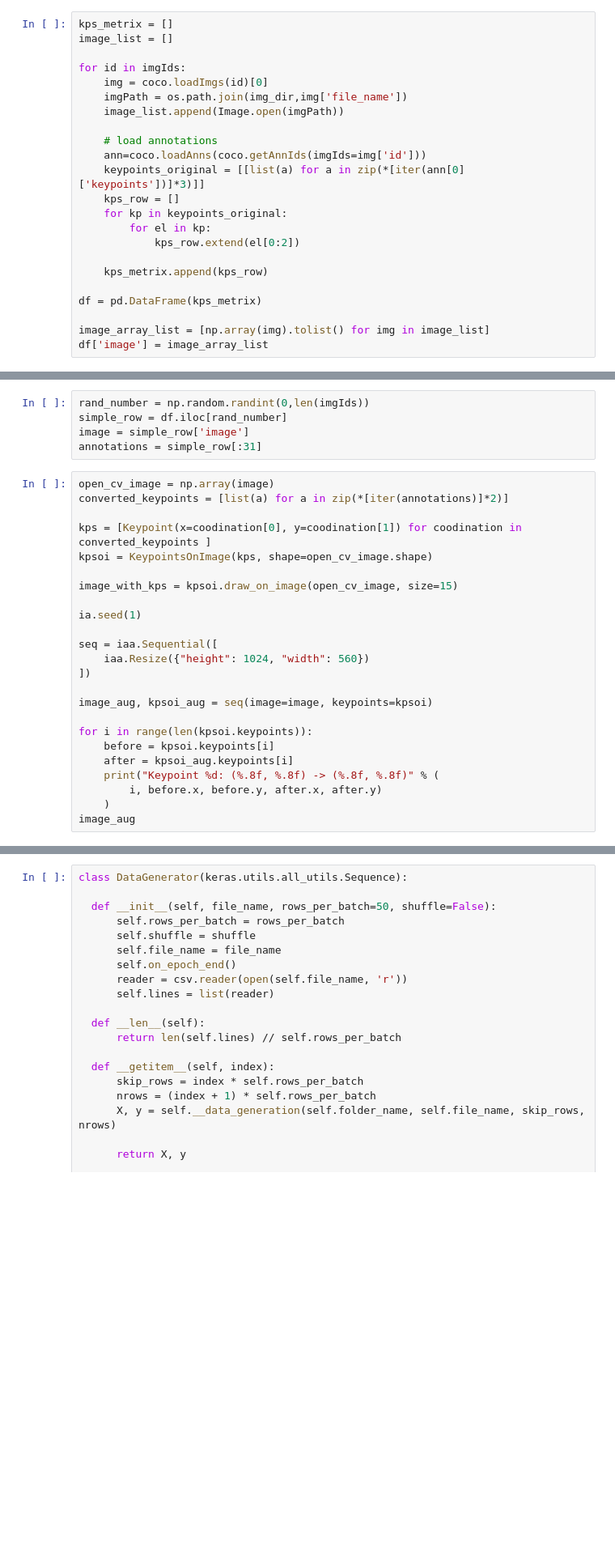
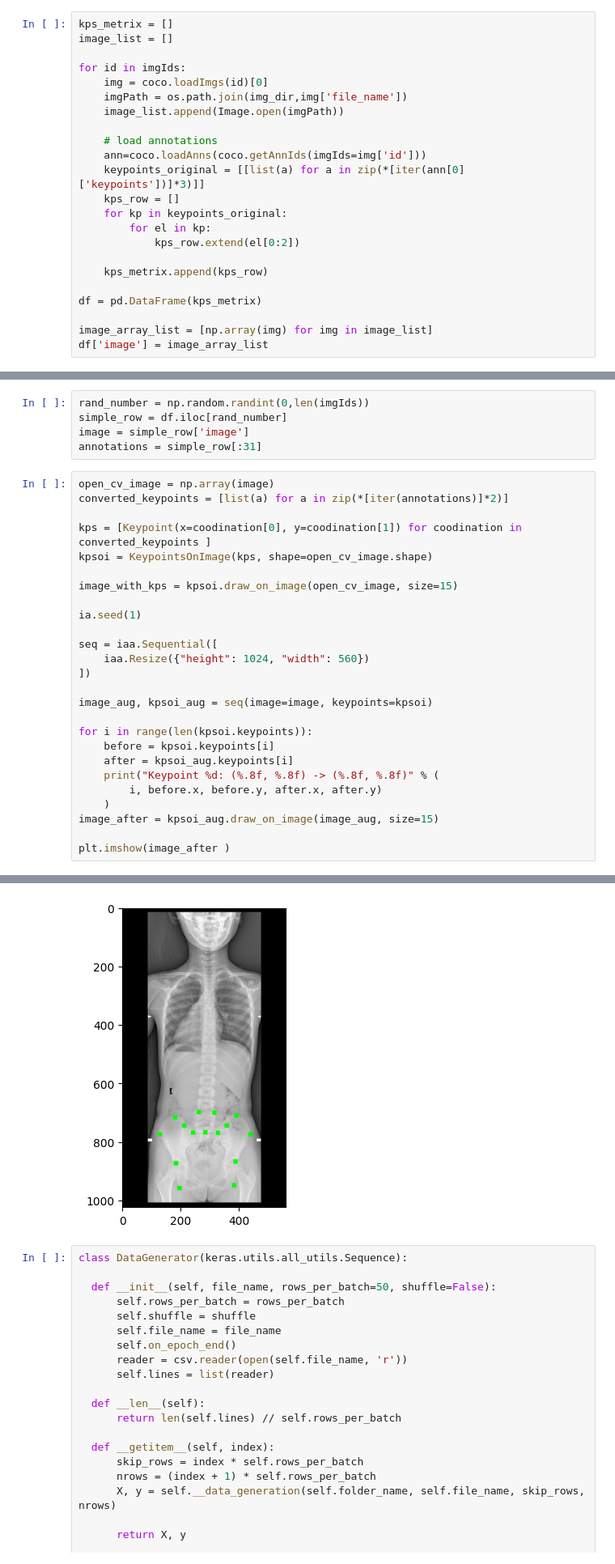
Before and after one commit to gibsonx/tf_skeleton, a Jupyter notebook: tf_keypoint_colab.ipynb, the cells around one changed output, grey strips where cells are left out. Shown: that part at 81% size. Drawn from its saved outputs; the diff is of its cells as text; blank space fills up the shorter version.

```diff
--- a/tf_keypoint_colab.ipynb
+++ b/tf_keypoint_colab.ipynb
@@ -74,5 +76,5 @@ for id in imgIds:
 
 df = pd.DataFrame(kps_metrix)
 
-image_array_list = [np.array(img).tolist() for img in image_list]
+image_array_list = [np.array(img) for img in image_list]
 df['image'] = image_array_list
@@ -129,4 +129,7 @@ for i in range(len(kpsoi.keypoints)):
     print("Keypoint %d: (%.8f, %.8f) -> (%.8f, %.8f)" % (
         i, before.x, before.y, after.x, after.y)
     )
-image_aug
+image_after = kpsoi_aug.draw_on_image(image_aug, size=15)
+
+plt.imshow(image_after )
+# %% [output]
@@ -133,3 +152,4 @@ image_aug
+[figure, added]
 # %%
 class DataGenerator(keras.utils.all_utils.Sequence):
 
```
Also changed, not shown: parts of 4 cells of this notebook.
